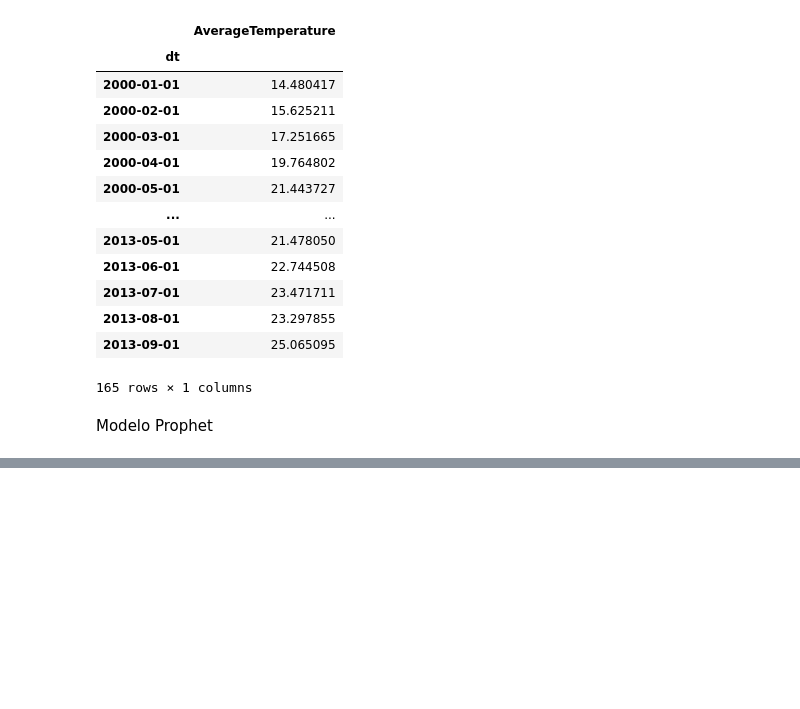
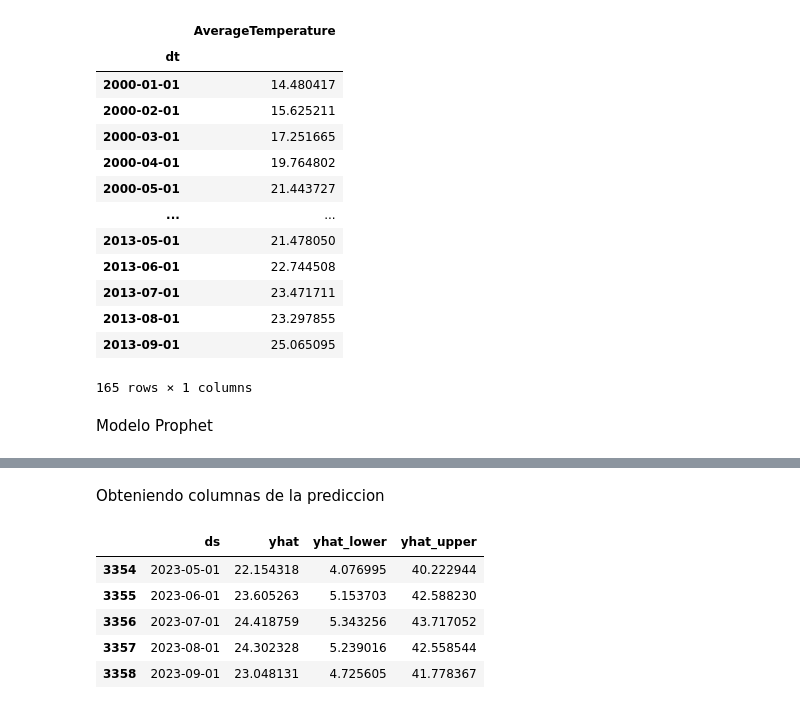
Before and after one commit to jurhs2000/data-science-lab2, a Jupyter notebook: lab2.ipynb, the cells around one changed output, grey strips where cells are left out. Saved outputs shown, nothing was run; the diff lists cells and outputs as text; code cells hidden in the pictures; blank space fills up the shorter version.

```diff
--- a/lab2.ipynb
+++ b/lab2.ipynb
@@ -406,3 +390,0 @@ df.head()
-# %%
-df['dt'] = pd.DatetimeIndex(df['dt'])
-df.dtypes
@@ -410,0 +437,12 @@ KeyError: 'dt'
+# %% [markdown]
+Obteniendo columnas de la prediccion
+# %%
+predict = m.predict(prediction_dates)
+predict[['ds', 'yhat', 'yhat_lower', 'yhat_upper']].tail()
+# %% [output]
+|  | ds | yhat | yhat_lower | yhat_upper |
+| 3354 | 2023-05-01 | 22.154318 | 4.076995 | 40.222944 |
+| 3355 | 2023-06-01 | 23.605263 | 5.153703 | 42.588230 |
+| 3356 | 2023-07-01 | 24.418759 | 5.343256 | 43.717052 |
+| 3357 | 2023-08-01 | 24.302328 | 5.239016 | 42.558544 |
+| 3358 | 2023-09-01 | 23.048131 | 4.725605 | 41.778367 |
```
Also changed, not shown: parts of 17 cells of this notebook.
